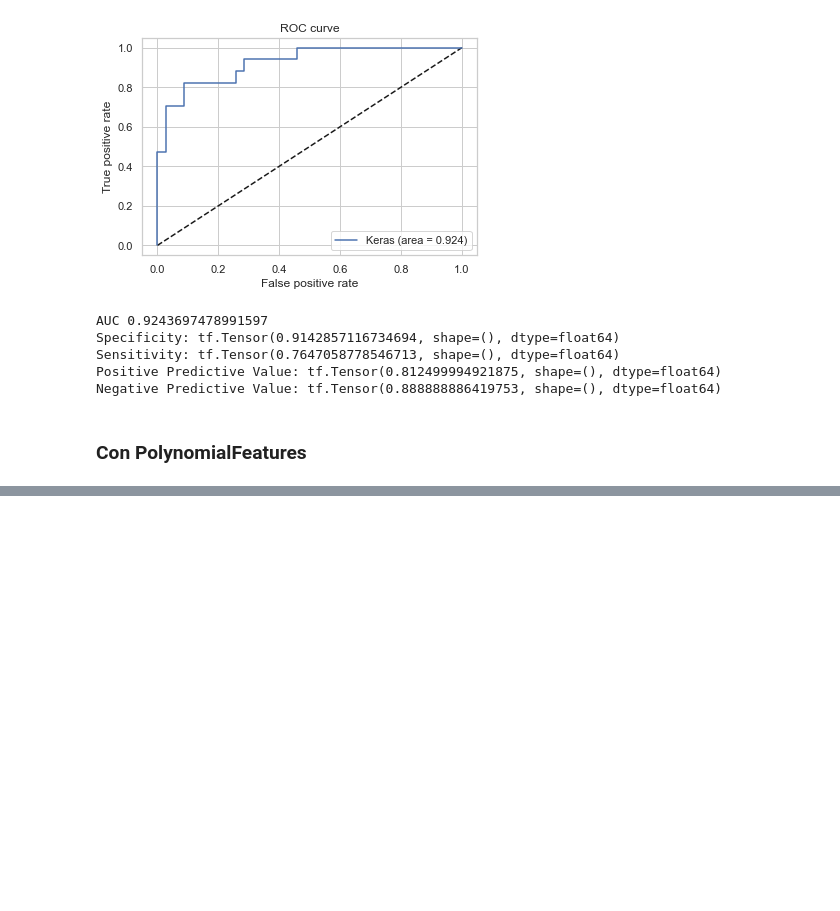
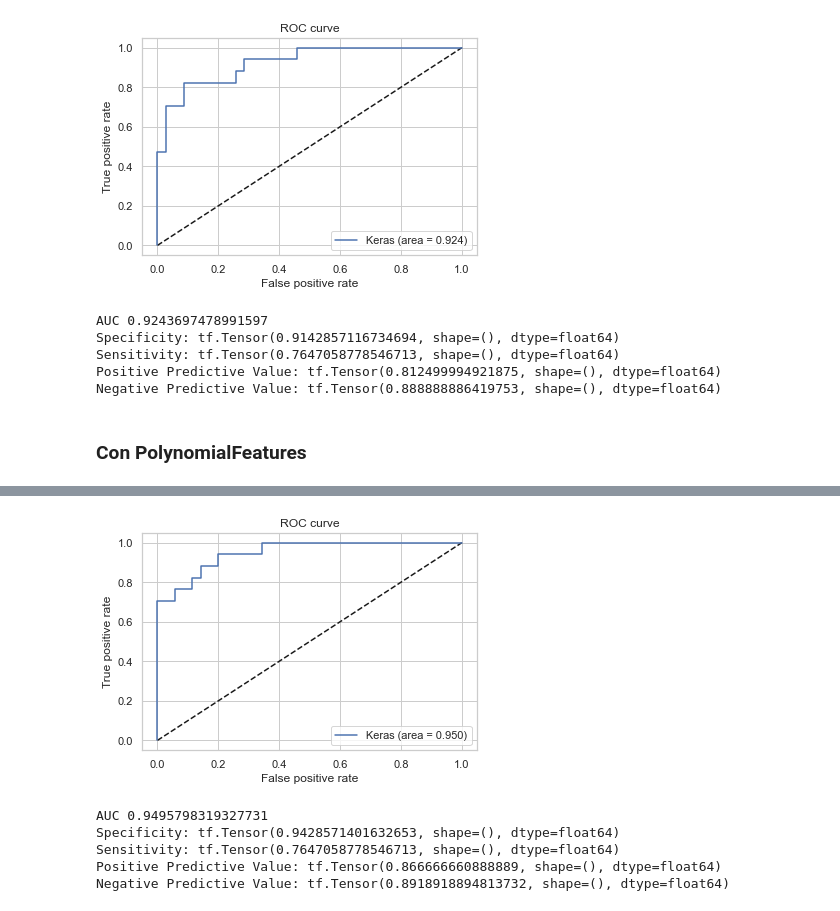
Before and after one commit to matifrancois/DeepLearning_Project2, a Jupyter notebook: Ej1/ej1.ipynb, the cells around one changed output, grey strips where cells are left out. Drawn from its saved outputs; the diff is of its cells as text; code cells hidden in the pictures; blank space fills up the shorter version.

```diff
--- a/Ej1/ej1.ipynb
+++ b/Ej1/ej1.ipynb
@@ -708,3 +720,10 @@ Function call stack:
 # %%
-aucPolyPred.plot_roc()
-aucPolyPred.get_metrics()
+polyPred.plot_roc()
+polyPred.get_metrics()
+# %% [output]
+[figure, added]
+AUC 0.9495798319327731
+Specificity: tf.Tensor(0.9428571401632653, shape=(), dtype=float64)
+Sensitivity: tf.Tensor(0.7647058778546713, shape=(), dtype=float64)
+Positive Predictive Value: tf.Tensor(0.866666660888889, shape=(), dtype=float64)
+Negative Predictive Value: tf.Tensor(0.8918918894813732, shape=(), dtype=float64)
```
Also changed, not shown: parts of 2 cells of this notebook.
